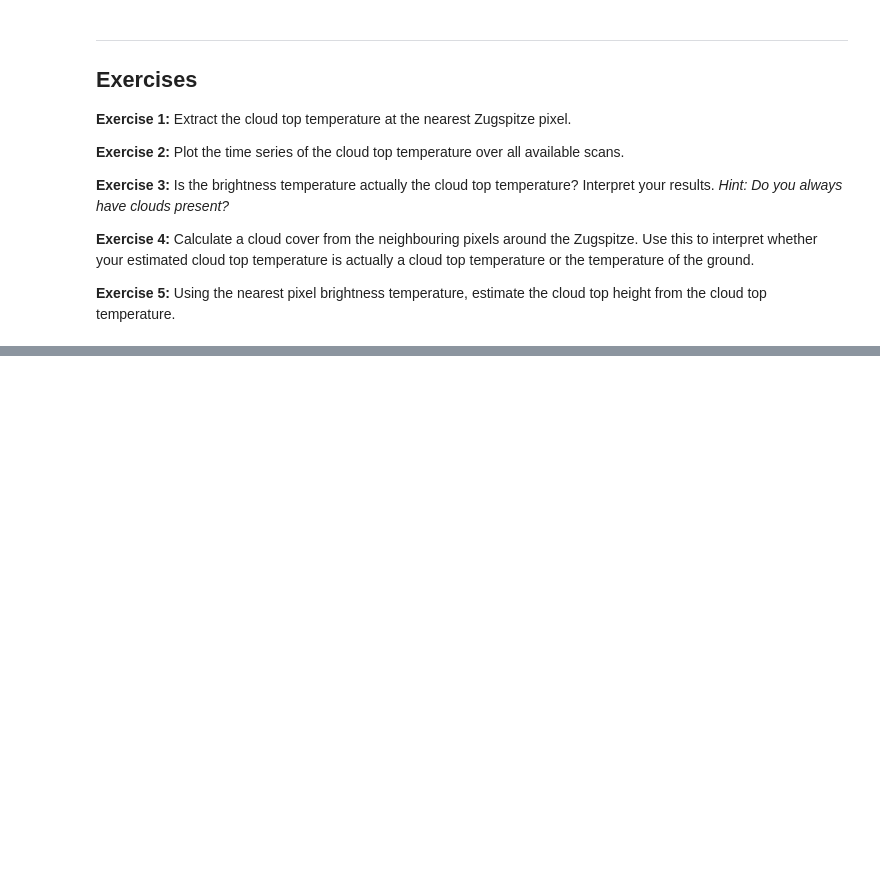
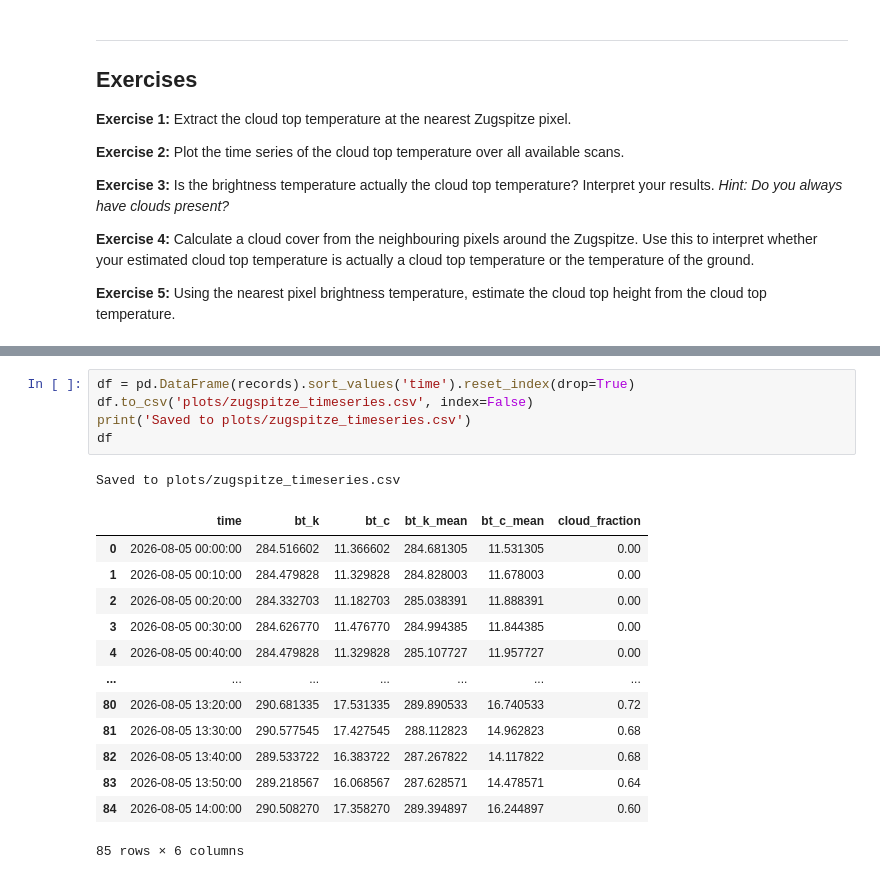
Before and after one commit to lterzi/UFS_practical_course, a Jupyter notebook: investigate_fci.ipynb, the cells around one changed output, grey strips where cells are left out. Saved outputs shown, nothing was run; the diff lists cells and outputs as text; blank space fills up the shorter version.

```diff
--- a/investigate_fci.ipynb
+++ b/investigate_fci.ipynb
@@ -349,0 +462,20 @@ plt.show()
+# %%
+df = pd.DataFrame(records).sort_values('time').reset_index(drop=True)
+df.to_csv('plots/zugspitze_timeseries.csv', index=False)
+print('Saved to plots/zugspitze_timeseries.csv')
+df
+# %% [output]
+Saved to plots/zugspitze_timeseries.csv
+|  | time | bt_k | bt_c | bt_k_mean | bt_c_mean | cloud_fraction |
+| 0 | 2026-08-05 00:00:00 | 284.516602 | 11.366602 | 284.681305 | 11.531305 | 0.00 |
+| 1 | 2026-08-05 00:10:00 | 284.479828 | 11.329828 | 284.828003 | 11.678003 | 0.00 |
+| 2 | 2026-08-05 00:20:00 | 284.332703 | 11.182703 | 285.038391 | 11.888391 | 0.00 |
+| 3 | 2026-08-05 00:30:00 | 284.626770 | 11.476770 | 284.994385 | 11.844385 | 0.00 |
+| 4 | 2026-08-05 00:40:00 | 284.479828 | 11.329828 | 285.107727 | 11.957727 | 0.00 |
+| ... | ... | ... | ... | ... | ... | ... |
+| 80 | 2026-08-05 13:20:00 | 290.681335 | 17.531335 | 289.890533 | 16.740533 | 0.72 |
+| 81 | 2026-08-05 13:30:00 | 290.577545 | 17.427545 | 288.112823 | 14.962823 | 0.68 |
+| 82 | 2026-08-05 13:40:00 | 289.533722 | 16.383722 | 287.267822 | 14.117822 | 0.68 |
+| 83 | 2026-08-05 13:50:00 | 289.218567 | 16.068567 | 287.628571 | 14.478571 | 0.64 |
+| 84 | 2026-08-05 14:00:00 | 290.508270 | 17.358270 | 289.394897 | 16.244897 | 0.60 |
+85 rows × 6 columns
```
Also changed, not shown: parts of 8 cells of this notebook.
